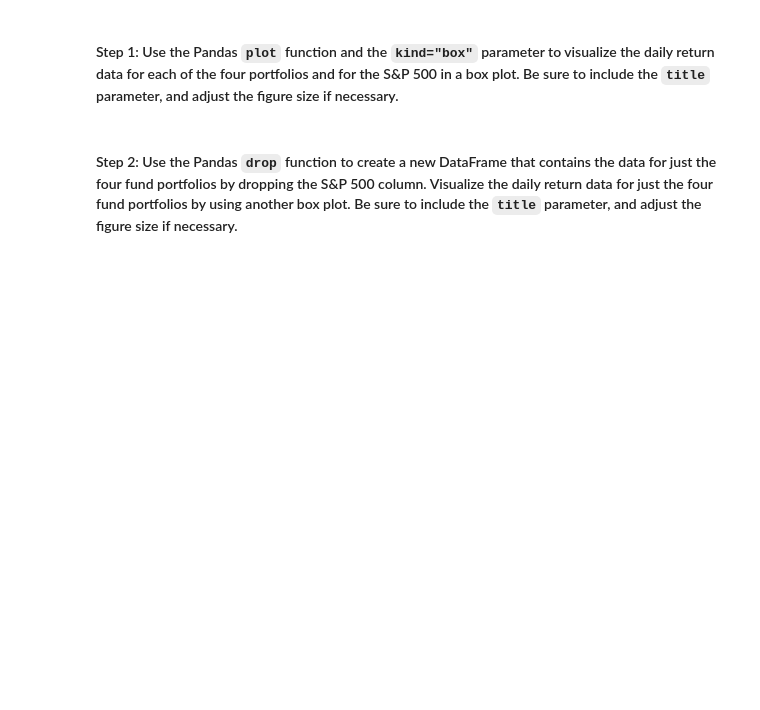
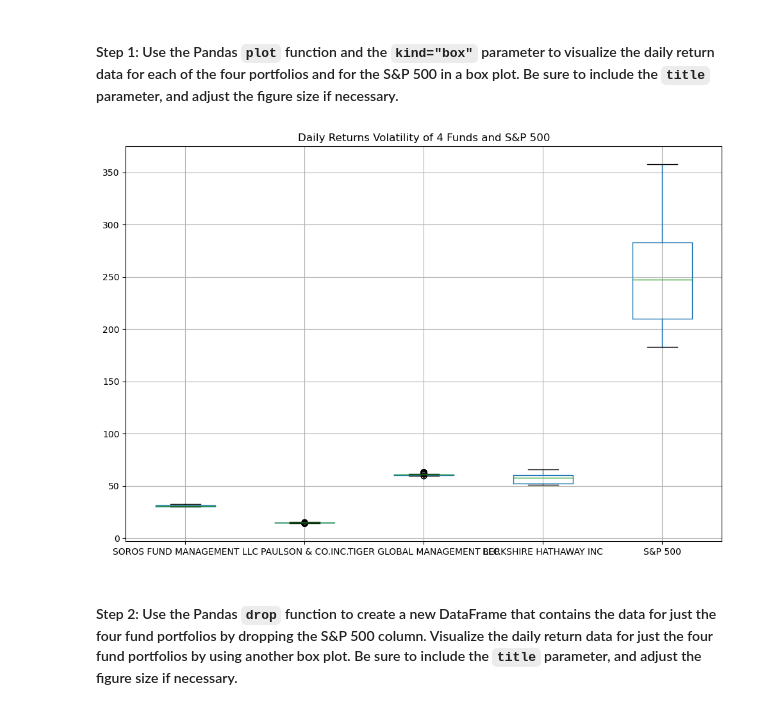
Before and after one commit to JShields07/Starter_Code-Challenge-4, a Jupyter notebook: risk_return_analysis.ipynb, the cells around one changed output. Saved outputs shown, nothing was run; the diff lists cells and outputs as text; code cells hidden in the pictures; blank space fills up the shorter version.

```diff
--- a/risk_return_analysis.ipynb
+++ b/risk_return_analysis.ipynb
@@ -198,7 +233,13 @@ Analyze the volatility of each of the four fund portfolios and of the S&P 500 In
 # %%
 # Use the daily return data to create box plots to visualize the volatility of the 4 funds and the S&P 500
 # Include a title parameter and adjust the figure size
 # YOUR CODE HERE
+plt.figure(figsize=(12, 8))
+whale_navs_df.boxplot(column=['SOROS FUND MANAGEMENT LLC', 'PAULSON & CO.INC.', 'TIGER GLOBAL MANAGEMENT LLC', 'BERKSHIRE HATHAWAY INC', 'S&P 500'])
+plt.title("Daily Returns Volatility of 4 Funds and S&P 500")
+plt.show()
+# %% [output]
+[figure, added]
 # %% [markdown]
 #### Step 2: Use the Pandas `drop` function to create a new DataFrame that contains the data for just the four fund portfolios by dropping the S&P 500 column. Visualize the daily return data for just the four fund portfolios by using another box plot. Be sure to include the `title` parameter, and adjust the figure size if necessary.
 # %%
```
Also changed, not shown: parts of 29 cells of this notebook.
